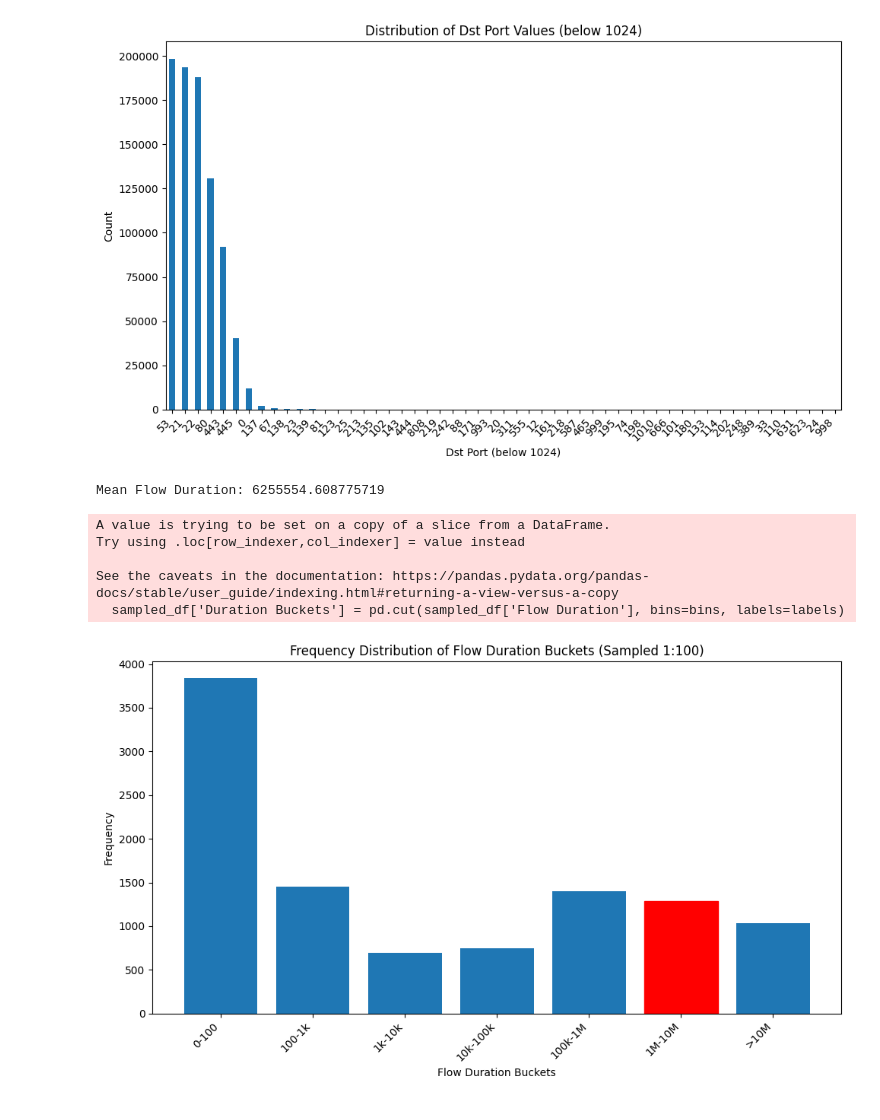
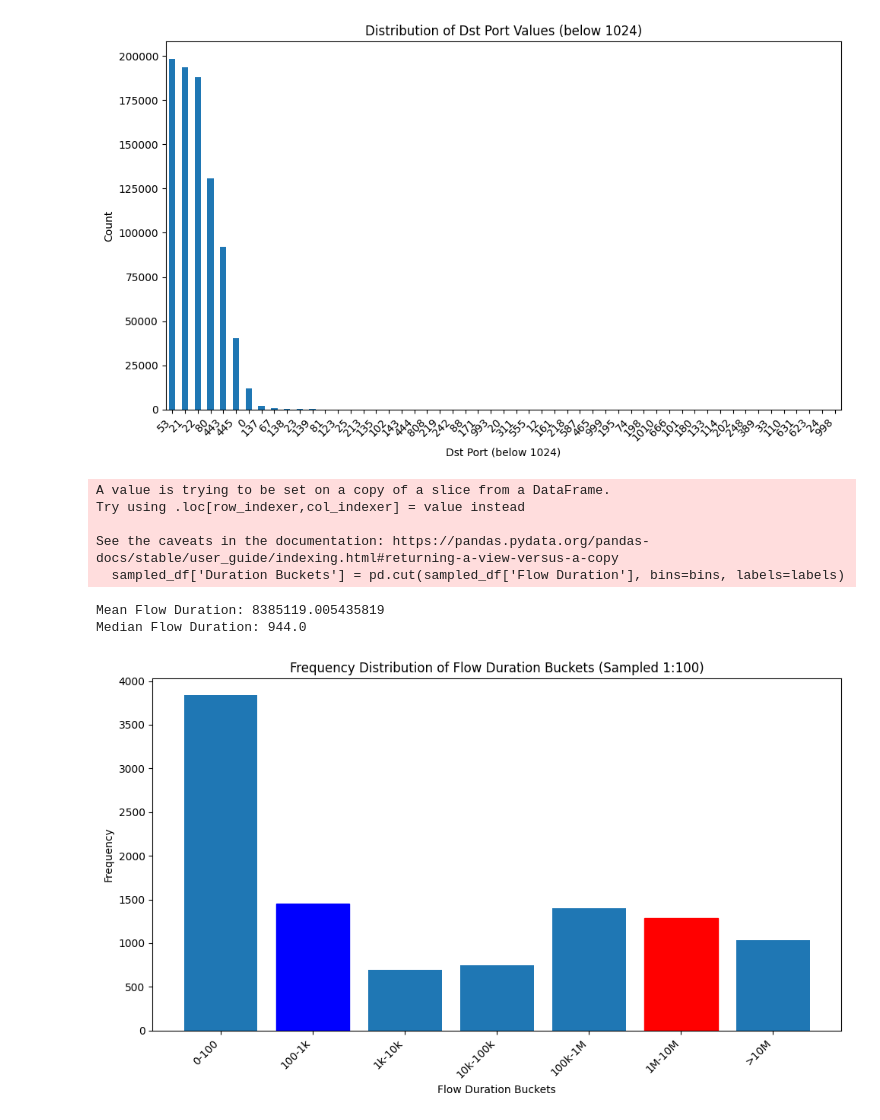
Before and after one commit to danielnering/AFD_AnaliseDados, a Jupyter notebook: DDoS_Analysis.ipynb, the cells around one changed output. Saved outputs shown, nothing was run; the diff lists cells and outputs as text; code cells hidden in the pictures.

```diff
--- a/DDoS_Analysis.ipynb
+++ b/DDoS_Analysis.ipynb
@@ -72,13 +71,6 @@ plt.show()
 # %% [output]
 [figure]
 # %%
-# Sample the DataFrame 1:100
-sampled_df = df.iloc[::100, :]
-
-# Calculate the mean of 'Flow Duration'
-mean_flow_duration = df['Flow Duration'].mean()
-print("Mean Flow Duration:", mean_flow_duration)
-
 # Sample the DataFrame 1:100
 sampled_df = df.iloc[::100, :]
 
@@ -89,37 +81,54 @@ bins = [0, 100, 1000, 10000, 100000, 1000000, 10000000, float('inf')]  # Customi
 labels = ['0-100', '100-1k', '1k-10k', '10k-100k', '100k-1M', '1M-10M', '>10M']
 
 # Categorize the 'Flow Duration' values into buckets
 sampled_df['Duration Buckets'] = pd.cut(sampled_df['Flow Duration'], bins=bins, labels=labels)
 
 # Calculate frequency distribution for the buckets, preserving category order
 bucket_counts = sampled_df['Duration Buckets'].value_counts().sort_index()
 
 # Calculate the mean of 'Flow Duration'
 mean_flow_duration = sampled_df['Flow Duration'].mean()
 
+# Calculate the median of "Flow Duration"
+
+median_flow_duration = sampled_df['Flow Duration'].median()
+
+print("Mean Flow Duration:", mean_flow_duration)
+print("Median Flow Duration:", median_flow_duration)
+
 # Find the bucket containing the mean value
 mean_bucket = pd.cut([mean_flow_duration], bins=bins, labels=labels)[0]
+
+# Find the bucket containing the median value
+median_bucket = pd.cut([median_flow_duration], bins=bins, labels=labels)[0]
 
 # Create a bar plot for the bucket frequencies
 plt.figure(figsize=(10, 6))
 bars = plt.bar(bucket_counts.index, bucket_counts.values)
 
 # Color the bar corresponding to the mean bucket in red
 for i, label in enumerate(bucket_counts.index):
     if label == mean_bucket:
         bars[i].set_color('red')
 
+# Color the bar corresponding to the median bucket in blue
+for i, label in enumerate(bucket_counts.index):
+    if label == median_bucket:
+        bars[i].set_color('blue')
+
+# Customize the plot
 plt.xlabel('Flow Duration Buckets')
 plt.ylabel('Frequency')
 plt.title('Frequency Distribution of Flow Duration Buckets (Sampled 1:100)')
 plt.xticks(rotation=45, ha='right')
 plt.tight_layout()
 plt.show()
 # %% [output]
-Mean Flow Duration: 6255554.608775719
+A value is trying to be set on a copy of a slice from a DataFrame.
+Try using .loc[row_indexer,col_indexer] = value instead
+
+See the caveats in the documentation: https://pandas.pydata.org/pandas-docs/stable/user_guide/indexing.html#returning-a-view-versus-a-copy
+  sampled_df['Duration Buckets'] = pd.cut(sampled_df['Flow Duration'], bins=bins, labels=labels)
-A value is trying to be set on a copy of a slice from a DataFrame.
-Try using .loc[row_indexer,col_indexer] = value instead
-
-See the caveats in the documentation: https://pandas.pydata.org/pandas-docs/stable/user_guide/indexing.html#returning-a-view-versus-a-copy
-  sampled_df['Duration Buckets'] = pd.cut(sampled_df['Flow Duration'], bins=bins, labels=labels)
+Mean Flow Duration: 8385119.005435819
+Median Flow Duration: 944.0
-[figure, old version]
+[figure, new version]
```
Also changed, not shown: parts of 10 cells of this notebook.
